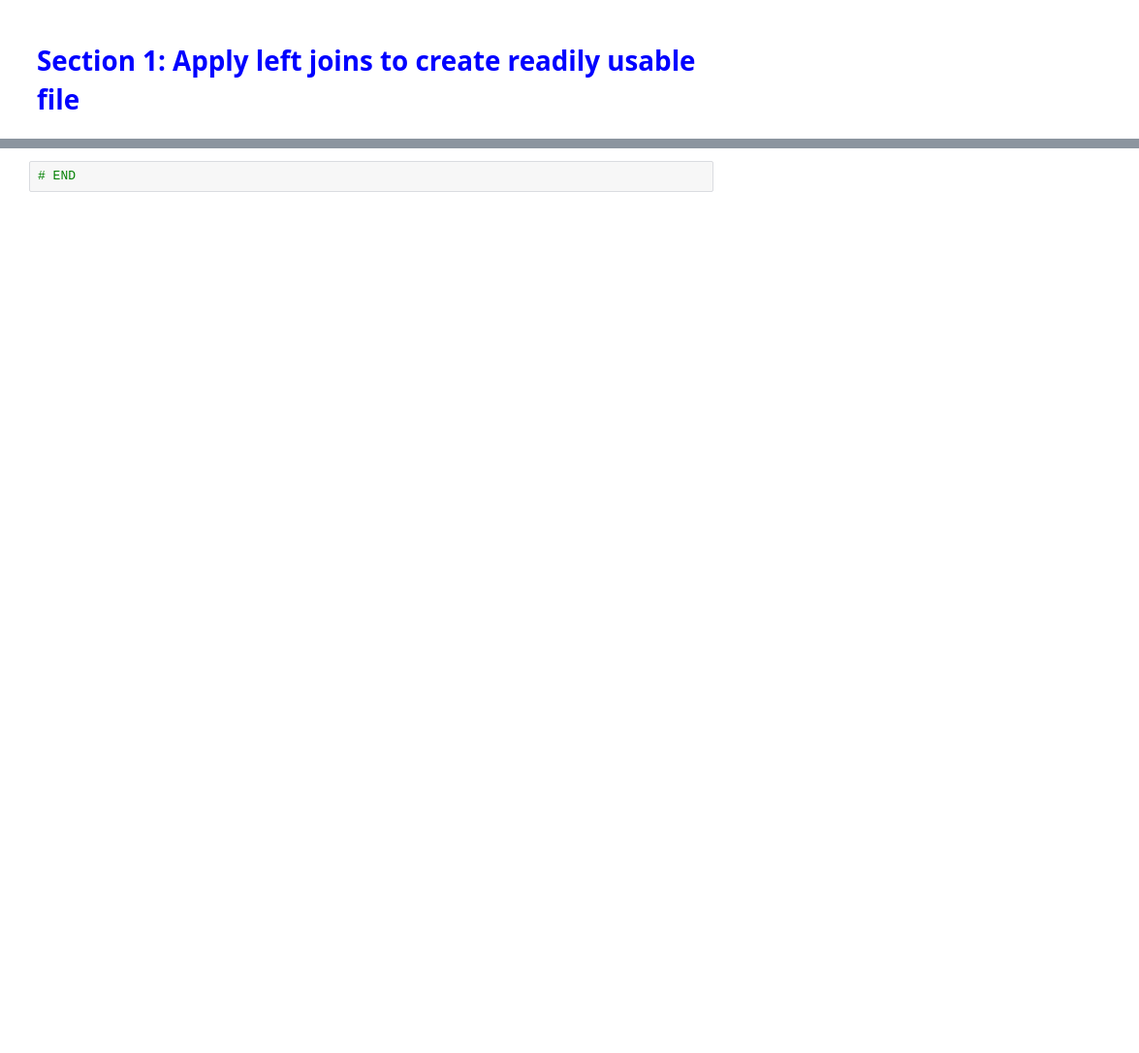
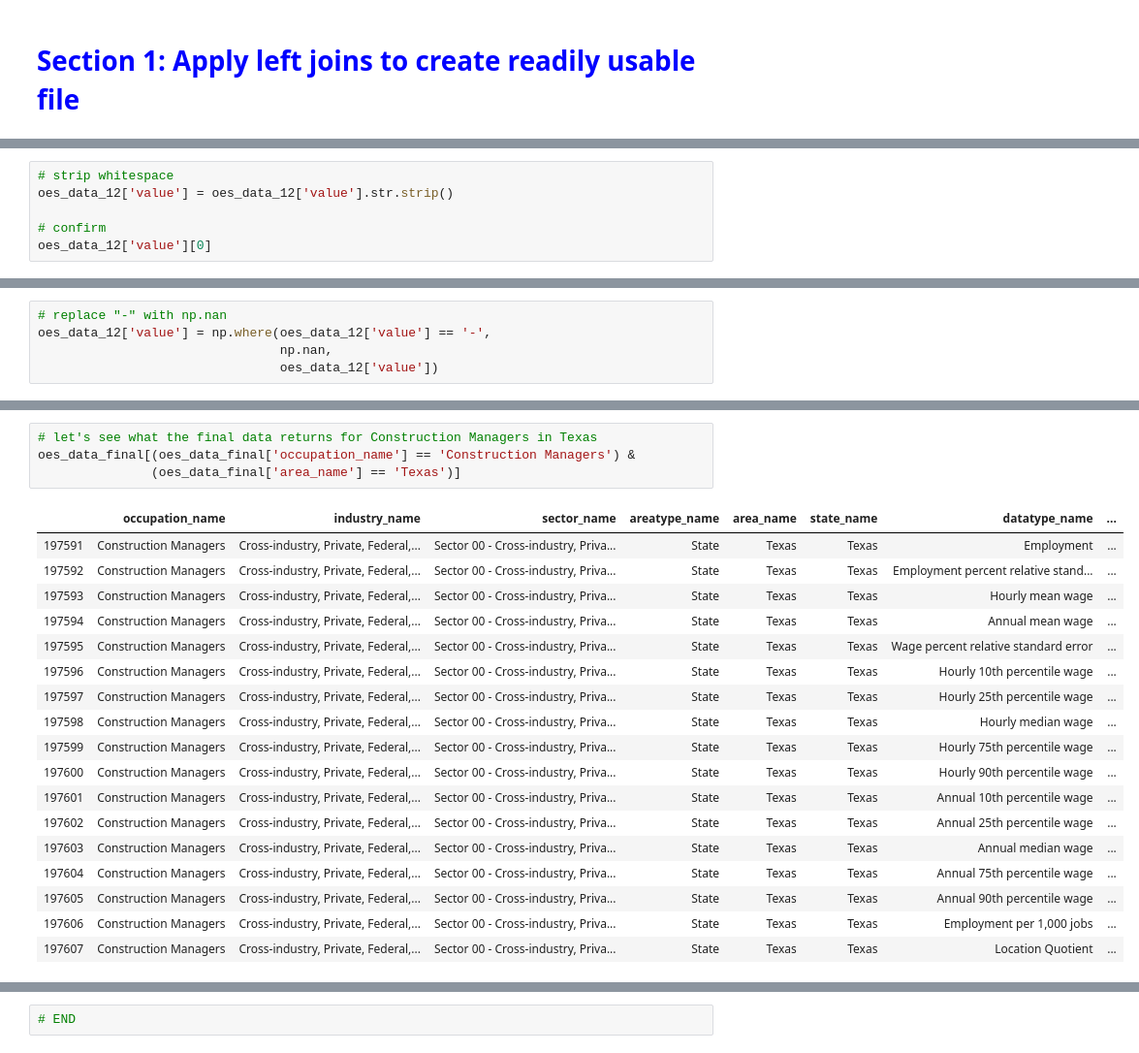
Before and after one commit to economic-opportunity/eoq, a Jupyter notebook: inst/bls_processing/oes.ipynb, the cells around one changed output, grey strips where cells are left out. Shown at 97% size. Drawn from its saved outputs; the diff is of its cells as text; blank space fills up the shorter version.

```diff
--- a/inst/bls_processing/oes.ipynb
+++ b/inst/bls_processing/oes.ipynb
@@ -156,0 +466,6 @@ xwalk_datatype.head()
+# %%
+# strip whitespace
+oes_data_12['value'] = oes_data_12['value'].str.strip()
+
+# confirm
+oes_data_12['value'][0]
@@ -156,0 +534,5 @@ xwalk_datatype.head()
+# %%
+# replace "-" with np.nan
+oes_data_12['value'] = np.where(oes_data_12['value'] == '-',
+                                np.nan,
+                                oes_data_12['value'])
@@ -156,0 +693,23 @@ xwalk_datatype.head()
+# %%
+# let's see what the final data returns for Construction Managers in Texas
+oes_data_final[(oes_data_final['occupation_name'] == 'Construction Managers') &
+               (oes_data_final['area_name'] == 'Texas')]
+# %% [output]
+|  | occupation_name | industry_name | sector_name | areatype_name | area_name | state_name | datatype_name | ... |
+| 197591 | Construction Managers | Cross-industry, Private, Federal,... | Sector 00 - Cross-industry, Priva... | State | Texas | Texas | Employment | ... |
+| 197592 | Construction Managers | Cross-industry, Private, Federal,... | Sector 00 - Cross-industry, Priva... | State | Texas | Texas | Employment percent relative stand... | ... |
+| 197593 | Construction Managers | Cross-industry, Private, Federal,... | Sector 00 - Cross-industry, Priva... | State | Texas | Texas | Hourly mean wage | ... |
+| 197594 | Construction Managers | Cross-industry, Private, Federal,... | Sector 00 - Cross-industry, Priva... | State | Texas | Texas | Annual mean wage | ... |
+| 197595 | Construction Managers | Cross-industry, Private, Federal,... | Sector 00 - Cross-industry, Priva... | State | Texas | Texas | Wage percent relative standard error | ... |
+| 197596 | Construction Managers | Cross-industry, Private, Federal,... | Sector 00 - Cross-industry, Priva... | State | Texas | Texas | Hourly 10th percentile wage | ... |
+| 197597 | Construction Managers | Cross-industry, Private, Federal,... | Sector 00 - Cross-industry, Priva... | State | Texas | Texas | Hourly 25th percentile wage | ... |
+| 197598 | Construction Managers | Cross-industry, Private, Federal,... | Sector 00 - Cross-industry, Priva... | State | Texas | Texas | Hourly median wage | ... |
+| 197599 | Construction Managers | Cross-industry, Private, Federal,... | Sector 00 - Cross-industry, Priva... | State | Texas | Texas | Hourly 75th percentile wage | ... |
+| 197600 | Construction Managers | Cross-industry, Private, Federal,... | Sector 00 - Cross-industry, Priva... | State | Texas | Texas | Hourly 90th percentile wage | ... |
+| 197601 | Construction Managers | Cross-industry, Private, Federal,... | Sector 00 - Cross-industry, Priva... | State | Texas | Texas | Annual 10th percentile wage | ... |
+| 197602 | Construction Managers | Cross-industry, Private, Federal,... | Sector 00 - Cross-industry, Priva... | State | Texas | Texas | Annual 25th percentile wage | ... |
+| 197603 | Construction Managers | Cross-industry, Private, Federal,... | Sector 00 - Cross-industry, Priva... | State | Texas | Texas | Annual median wage | ... |
+| 197604 | Construction Managers | Cross-industry, Private, Federal,... | Sector 00 - Cross-industry, Priva... | State | Texas | Texas | Annual 75th percentile wage | ... |
+| 197605 | Construction Managers | Cross-industry, Private, Federal,... | Sector 00 - Cross-industry, Priva... | State | Texas | Texas | Annual 90th percentile wage | ... |
+| 197606 | Construction Managers | Cross-industry, Private, Federal,... | Sector 00 - Cross-industry, Priva... | State | Texas | Texas | Employment per 1,000 jobs | ... |
+| 197607 | Construction Managers | Cross-industry, Private, Federal,... | Sector 00 - Cross-industry, Priva... | State | Texas | Texas | Location Quotient | ... |
```
Also changed, not shown: parts of 67 cells of this notebook.
